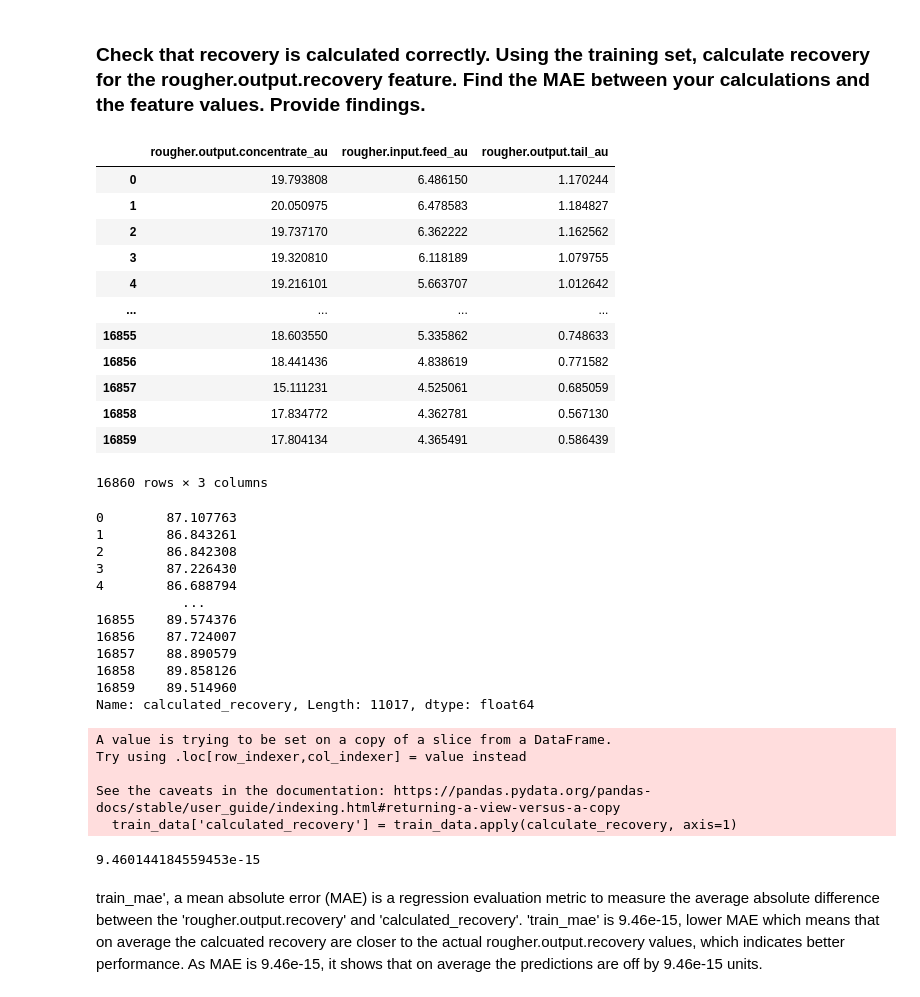
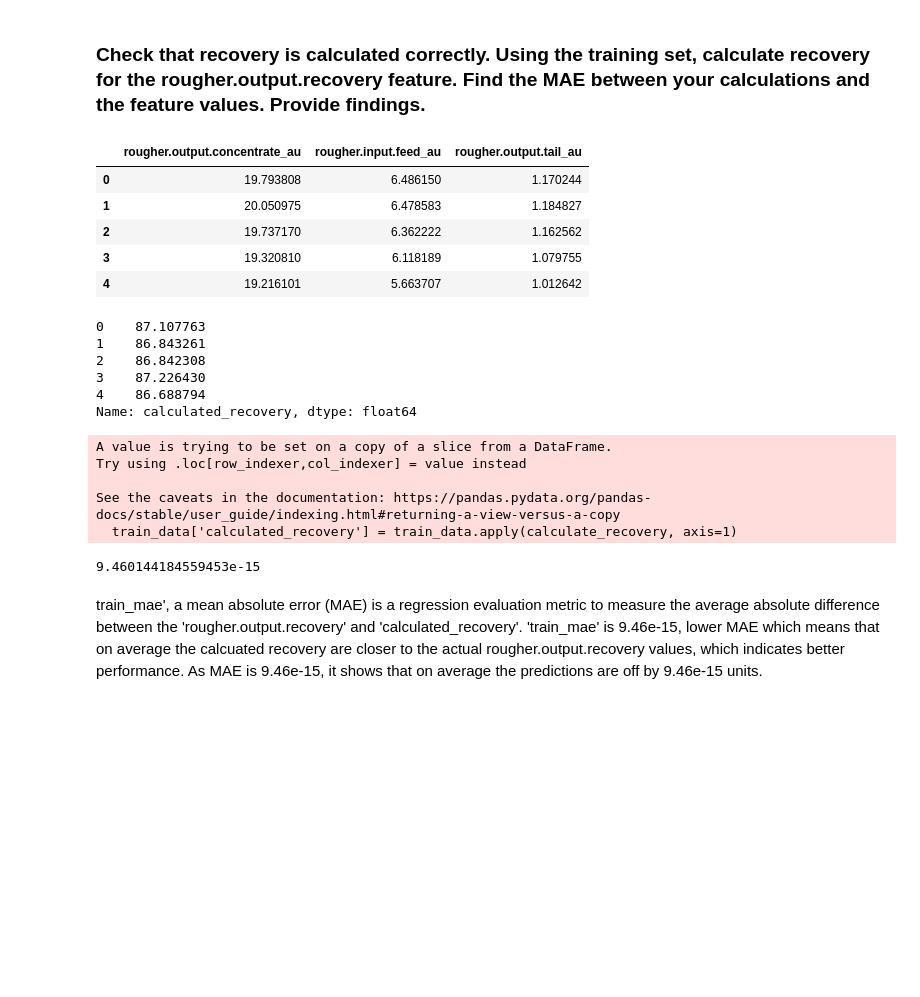
Before and after one commit to jeelfaldu7/model_predict_the_amount_of_gold_recovery_from_gold_ore, a Jupyter notebook: notebook.ipynb, the cells around one changed output. Drawn from its saved outputs; the diff is of its cells as text; code cells hidden in the pictures; blank space fills up the shorter version.

```diff
--- a/notebook.ipynb
+++ b/notebook.ipynb
@@ -24,6 +21,10 @@ from sklearn.model_selection import GridSearchCV
 # %% [markdown]
 ### Open the files and look into the data
 # %%
-train = pd.read_csv('gold_recovery_train.csv')
-test = pd.read_csv('gold_recovery_test.csv')
-full = pd.read_csv('gold_recovery_full.csv')
+# Load all the datasets
+train = pd.read_csv('datasets/gold_recovery_train.csv')
+test = pd.read_csv('datasets/gold_recovery_test.csv')
+full = pd.read_csv('datasets/gold_recovery_full.csv')
+
+# Display the first few rows of the dataset
+display(train, test, full.head(5))
@@ -66,19 +65,16 @@ display(train, test, full.head(5))
 # %% [markdown]
 ### Check that recovery is calculated correctly. Using the training set, calculate recovery for the rougher.output.recovery feature. Find the MAE between your calculations and the feature values. Provide findings.
 # %%
-display(train[['rougher.output.concentrate_au', 'rougher.input.feed_au', 'rougher.output.tail_au']])
+# Display key columns from the training dataset related to gold concentration at various stages.
+display(train[['rougher.output.concentrate_au',
+               'rougher.input.feed_au',
+               'rougher.output.tail_au'
+               ]].head())
 # %% [output]
 |  | rougher.output.concentrate_au | rougher.input.feed_au | rougher.output.tail_au |
 | 0 | 19.793808 | 6.486150 | 1.170244 |
 | 1 | 20.050975 | 6.478583 | 1.184827 |
 | 2 | 19.737170 | 6.362222 | 1.162562 |
 | 3 | 19.320810 | 6.118189 | 1.079755 |
 | 4 | 19.216101 | 5.663707 | 1.012642 |
-| ... | ... | ... | ... |
-| 16855 | 18.603550 | 5.335862 | 0.748633 |
-| 16856 | 18.441436 | 4.838619 | 0.771582 |
-| 16857 | 15.111231 | 4.525061 | 0.685059 |
-| 16858 | 17.834772 | 4.362781 | 0.567130 |
-| 16859 | 17.804134 | 4.365491 | 0.586439 |
-16860 rows × 3 columns
 # %%
@@ -94,31 +92,30 @@ def calculate_recovery(data):
         return 0
     return (C * (F - T)) / (F * (C - T)) * 100
 # %%
+# Apply the calculate_recovery function to each each row to calcuate gold recovery for train DataFrame
 train_data['calculated_recovery'] = train_data.apply(calculate_recovery, axis=1)
-print(train_data['calculated_recovery'])
+print(train_data['calculated_recovery'].head())
 # %% [output]
-0        87.107763
-1        86.843261
-2        86.842308
-3        87.226430
-4        86.688794
-           ...
-16855    89.574376
-16856    87.724007
-16857    88.890579
-16858    89.858126
-16859    89.514960
-Name: calculated_recovery, Length: 11017, dtype: float64
+0    87.107763
+1    86.843261
+2    86.842308
+3    87.226430
+4    86.688794
+Name: calculated_recovery, dtype: float64
 A value is trying to be set on a copy of a slice from a DataFrame.
 Try using .loc[row_indexer,col_indexer] = value instead
 
 See the caveats in the documentation: https://pandas.pydata.org/pandas-docs/stable/user_guide/indexing.html#returning-a-view-versus-a-copy
   train_data['calculated_recovery'] = train_data.apply(calculate_recovery, axis=1)
-# %%
-train_mae = mean_absolute_error(train_data['rougher.output.recovery'], train_data['calculated_recovery'])
-display(train_mae)
-# %% [output]
-9.460144184559453e-15
+# %%
+# Calculate the Mean Absolute Error (MAE) between actual and calculated recovery values
+train_mae = mean_absolute_error(train_data['rougher.output.recovery'],
+                                train_data['calculated_recovery'])
+
+# Display the MAE to determine the accuracy of the calculated recovery values
+display(train_mae)
+# %% [output]
+9.460144184559453e-15
 # %% [markdown]
 train_mae', a mean absolute error (MAE) is a regression evaluation metric to measure the average absolute difference between the 'rougher.output.recovery' and 'calculated_recovery'. 'train_mae' is 9.46e-15, lower MAE which means that on average the calcuated recovery are closer to the actual rougher.output.recovery values, which indicates better performance. As MAE is 9.46e-15, it shows that on average the predictions are off by 9.46e-15 units.
 # %% [markdown]
```
Also changed, not shown: parts of 86 cells of this notebook, 3 other files.
